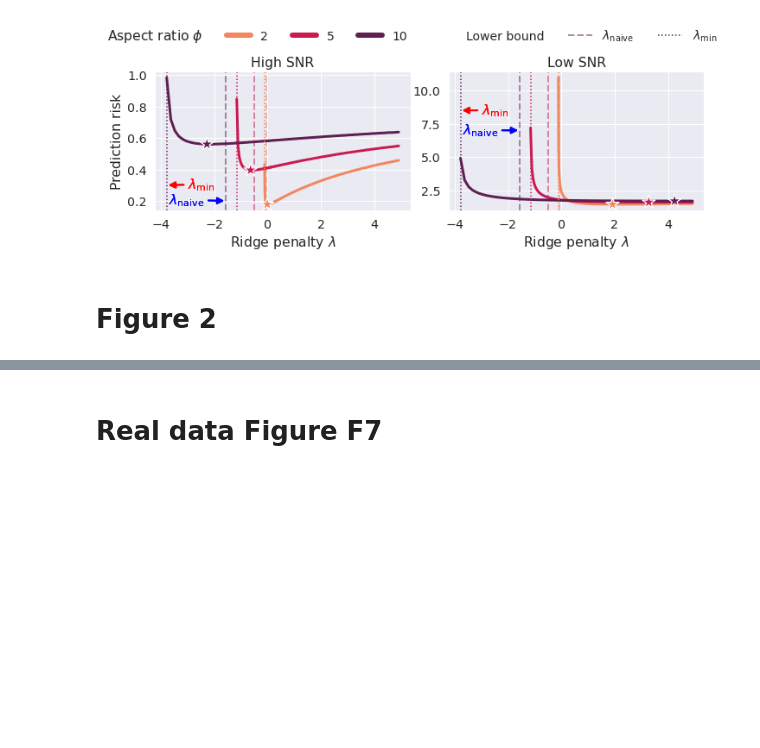
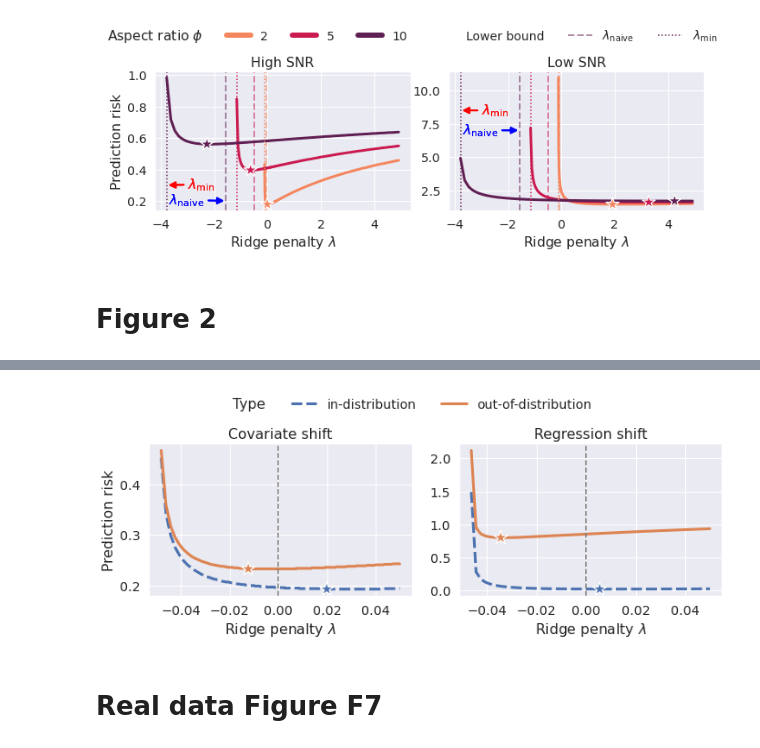
Before and after one commit to jaydu1/ood-ridge, a Jupyter notebook: Plot.ipynb, the cells around one changed output, grey strips where cells are left out. Cells and saved outputs as stored; diff of their text form; code cells hidden in the pictures; blank space fills up the shorter version.

```diff
--- a/Plot.ipynb
+++ b/Plot.ipynb
@@ -266,0 +188,80 @@ Text(0, 0, 'out-of-distribution')
+# %%
+import matplotlib.lines as mlines
+from generate_data import ar1_cov
+
+
+sns.set(font_scale=1.3)
+
+phi_list = [1.5,2.,3,4]
+palette = sns.color_palette()#sns.color_palette("rocket_r", len(phi_list))
+sigma = 0.1
+
+
+fig, axes = plt.subplots(1, 2, figsize=(10,4))
+for i, shift in enumerate(['cov','sig']):
+    rho_ar1 = 0.5 if shift=='sig' else 0.
+    path_result = 'result/ex1/{:.02f}_{:.02f}/'.format(rho_ar1, sigma)
+    filename = path_result+'res_opt_ridge_{}.pkl'.format(shift)
+    _df = pd.read_pickle(filename, compression='gzip')
+    _df.dropna(inplace=True)
+    _df = _df[_df['lam']<=0.05]
+#     _df['phi'] = _df['phi'].astype(int)
+    _df = pd.wide_to_long(_df, stubnames='risk', sep='_', suffix=r'\w+', i=['phi', 'lam'], j='type').reset_index()
+    _df['risk'] = np.round(_df['risk'], 3)
+
+    _df = _df[_df['phi']<1.7]
+    sns.lineplot(data=_df, x='lam', y='risk', hue='type', style='type', style_order=['out','in',],
+        palette=palette, lw=3, ax=axes[i],)
+    sns.scatterplot(data=_df.loc[_df.groupby(['type','phi'])['risk'].idxmin()],
+        x='lam', y='risk', hue='type', marker='*', s=250,
+        edgecolor='w', zorder=5,
+        palette=palette, ax=axes[i])
+
+# axes[0].set_xscale('symlog')
+
+axes[0].set_ylabel(r'Prediction risk')
+axes[1].set_ylabel('')
+for i in range(2):
+    axes[i].set_xlabel(r'Ridge penalty $\lambda$')
+    axes[i].axvline(0, ls='--', color='gray')
+
+
+axes[0].set_title('Covariate shift')
+axes[1].set_title('Regression shift')
+
+
+for i in range(2):
+    lines_labels = [ax.get_legend_handles_labels() for ax in [axes[i]]]
+    handles, labels = [sum(lol, []) for lol in zip(*lines_labels)]
+    axes[i].legend(
+        title='Aspect ratio $\phi$', handles=handles[:3], labels=phi_list,
+        loc='upper right')
+lines_labels = [ax.get_legend_handles_labels() for ax in [axes[0]]]
+handles, labels = [sum(lol, []) for lol in zip(*lines_labels)]
+print(labels)
+legend = fig.legend(title='Type',
+    handles = handles[:2], labels =['in-distribution', 'out-of-distribution'],
+#     handles=handles[:3] + [mlines.Line2D([], [], color='k', linestyle='None')] + handles[-4::3],
+#     labels=phi_list + ['Lower bound', r'$\lambda_{\mathrm{naive}}$', r'$\lambda_{\min}$'],
+                    loc=9, ncol=10, frameon=False, fontsize=14)
+
+def legend_title_left(leg):
+    c = leg.get_children()[0]
+    title = c.get_children()[0]
+    hpack = c.get_children()[1]
+    c._children = [hpack]
+    hpack._children = [title] + hpack.get_children()
+legend_title_left(legend)
+for i in range(2):
+    axes[i].get_legend().remove()
+
+for item, label in zip(legend.legendHandles, legend.texts):
+    print(label)
+    if label.get_text() in np.array(phi_list, dtype=str):
+        item.set_linewidth(6)
+    label.set_ha('left')
+
+fig.tight_layout()
+fig.subplots_adjust(top=0.78)
+plt.savefig('result/fig_ridge_risk_lam_shift.pdf', bbox_inches='tight', pad_inches=0, dpi=300)
+# %% [output]
@@ -267,3 +271,4 @@ Text(0, 0, 'out-of-distribution')
+[figure, added]
 # %% [markdown]
 # Real data Figure F7
 # %%
```
Also changed, not shown: parts of 4 cells of this notebook.
